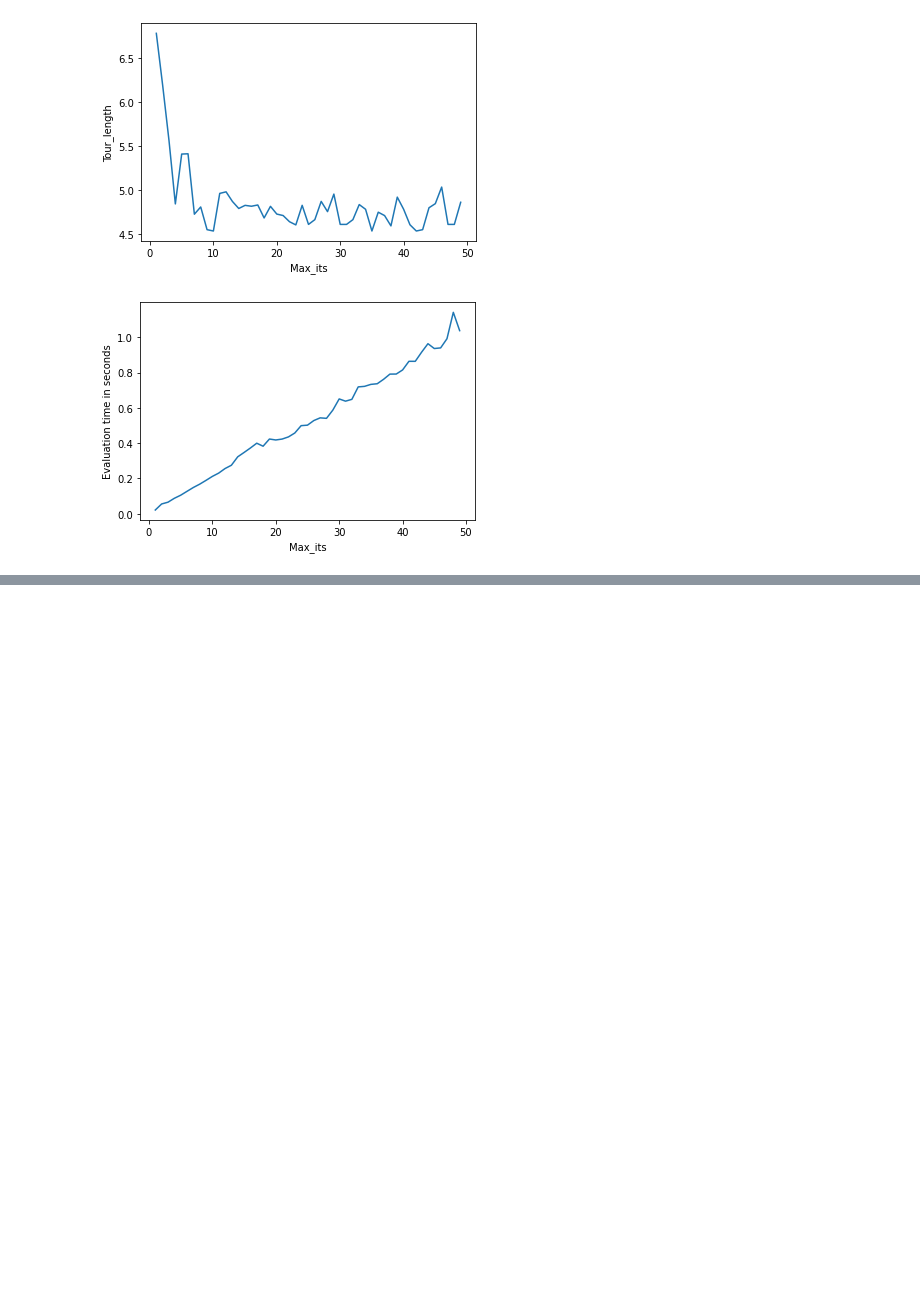
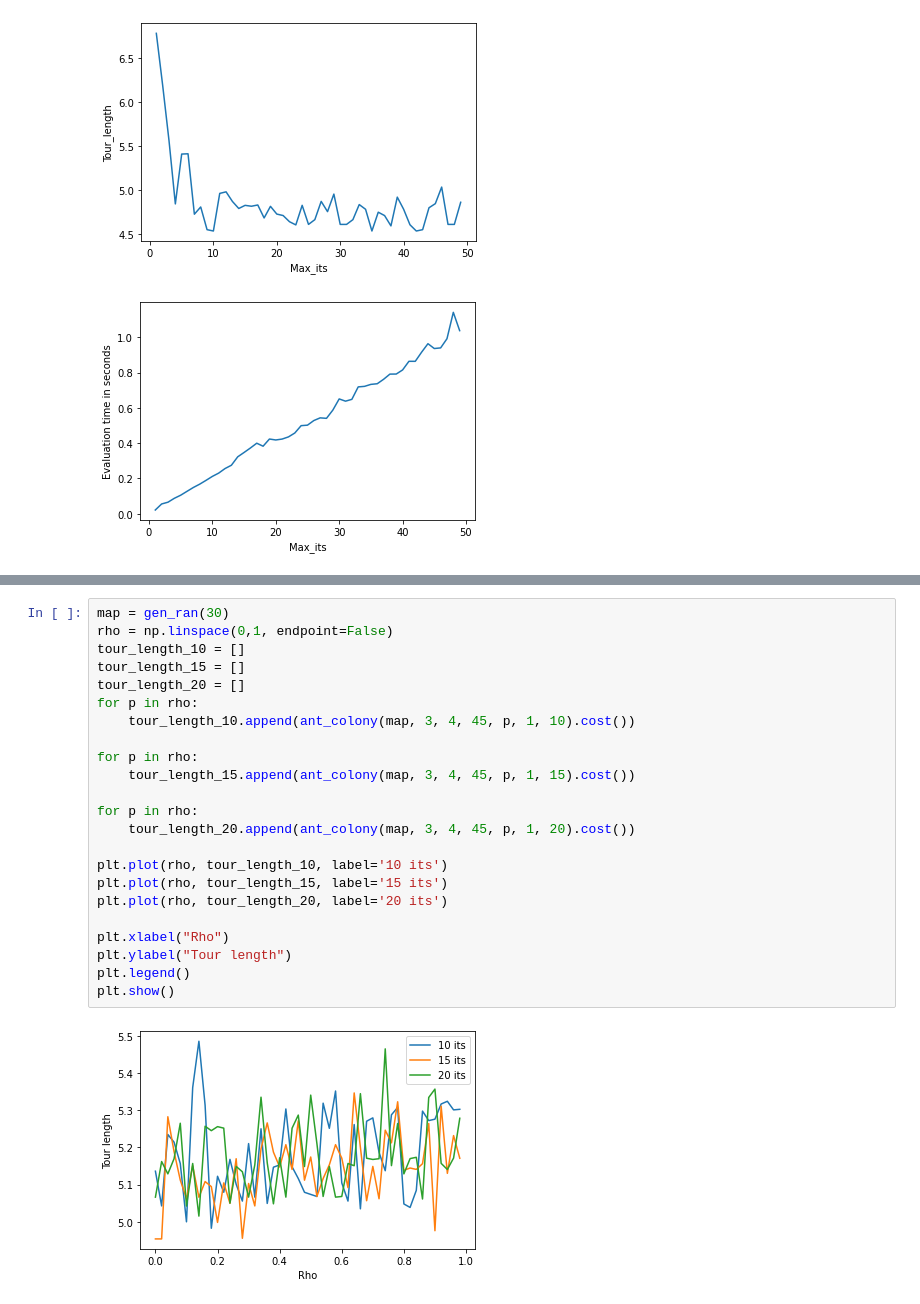
Before and after one commit to Pullabhatla/M2R, a Jupyter notebook: notebooks/ant_colony.ipynb, the cells around one changed output, grey strips where cells are left out. Cells and saved outputs as stored; diff of their text form; blank space fills up the shorter version.

```diff
--- a/notebooks/ant_colony.ipynb
+++ b/notebooks/ant_colony.ipynb
@@ -68,0 +128,25 @@ T = np.array([[f(a, b) for b in beta] for a in alpha])
+# %%
+map = gen_ran(30)
+rho = np.linspace(0,1, endpoint=False)
+tour_length_10 = []
+tour_length_15 = []
+tour_length_20 = []
+for p in rho:
+    tour_length_10.append(ant_colony(map, 3, 4, 45, p, 1, 10).cost())
+
+for p in rho:
+    tour_length_15.append(ant_colony(map, 3, 4, 45, p, 1, 15).cost())
+
+for p in rho:
+    tour_length_20.append(ant_colony(map, 3, 4, 45, p, 1, 20).cost())
+
+plt.plot(rho, tour_length_10, label='10 its')
+plt.plot(rho, tour_length_15, label='15 its')
+plt.plot(rho, tour_length_20, label='20 its')
+
+plt.xlabel("Rho")
+plt.ylabel("Tour length")
+plt.legend()
+plt.show()
+# %% [output]
+[figure, added]
```
Also changed, not shown: parts of 6 cells of this notebook, 1 other file.
